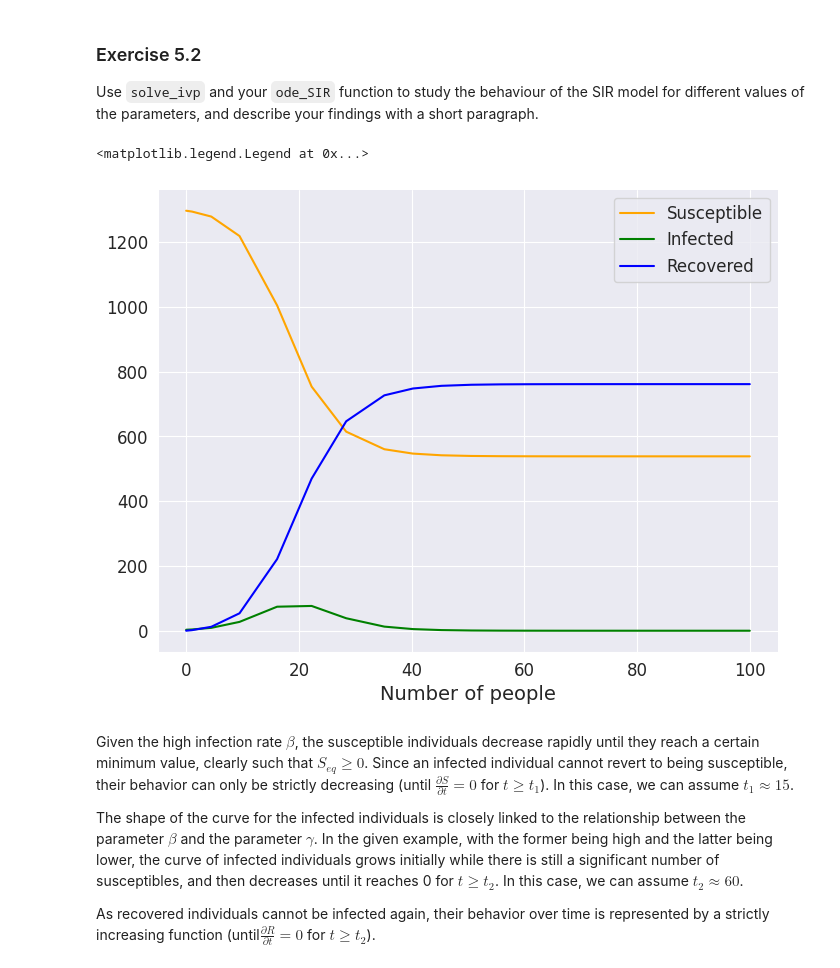
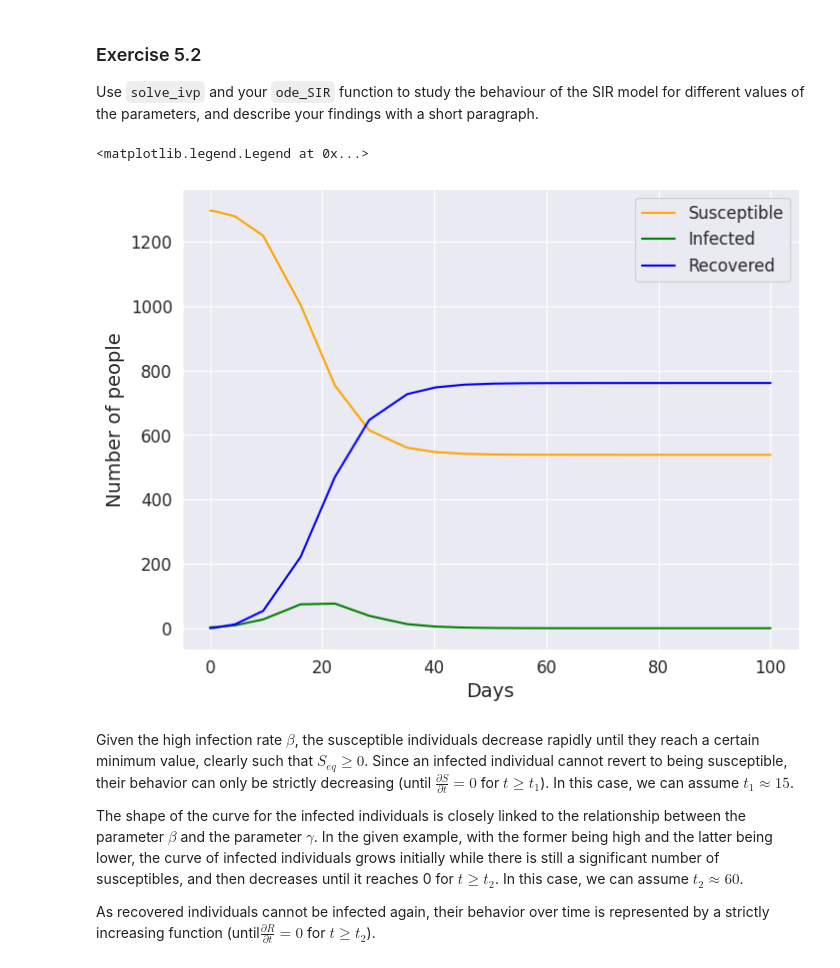
Before and after one commit to fravij99/Mechanical-statistics, a Jupyter notebook: 5_SIR_Model.ipynb, the cells around one changed output. Saved outputs shown, nothing was run; the diff lists cells and outputs as text; code cells hidden in the pictures.

```diff
--- a/5_SIR_Model.ipynb
+++ b/5_SIR_Model.ipynb
@@ -99,35 +99,35 @@ SIR_colors = {
     "I": "green",
     "R": "blue"
 }
 
 # plot solution (S, I, R) on y axis, time on x-axis
 fig, ax = plt.subplots(1, 1, figsize=(8, 6))
 ax.plot(
     t_range,
     S,
     label="Susceptible",
     color=SIR_colors["S"]
 )
 
 ax.plot(
     t_range,
     I,
     label="Infected",
     color=SIR_colors["I"]
 )
 
 ax.plot(
     t_range,
     R,
     label="Recovered",
     color=SIR_colors["R"]
 )
 ax.set_xlabel('Days')
-ax.set_xlabel('Number of people')
+ax.set_ylabel('Number of people')
 ax.legend(frameon=True)
 # %% [output]
 <matplotlib.legend.Legend at 0x...>
-[figure, old version]
+[figure, new version]
 # %% [markdown]
 Given the high infection rate $\beta$, the susceptible individuals decrease rapidly until they reach a certain minimum value, clearly such that $S_{eq} \geq 0$. Since an infected individual cannot revert to being susceptible, their behavior can only be strictly decreasing (until $\frac{\partial S}{\partial t} = 0$ for $t \geq t_1$). In this case, we can assume $t_1 \approx 15$.
 
```
